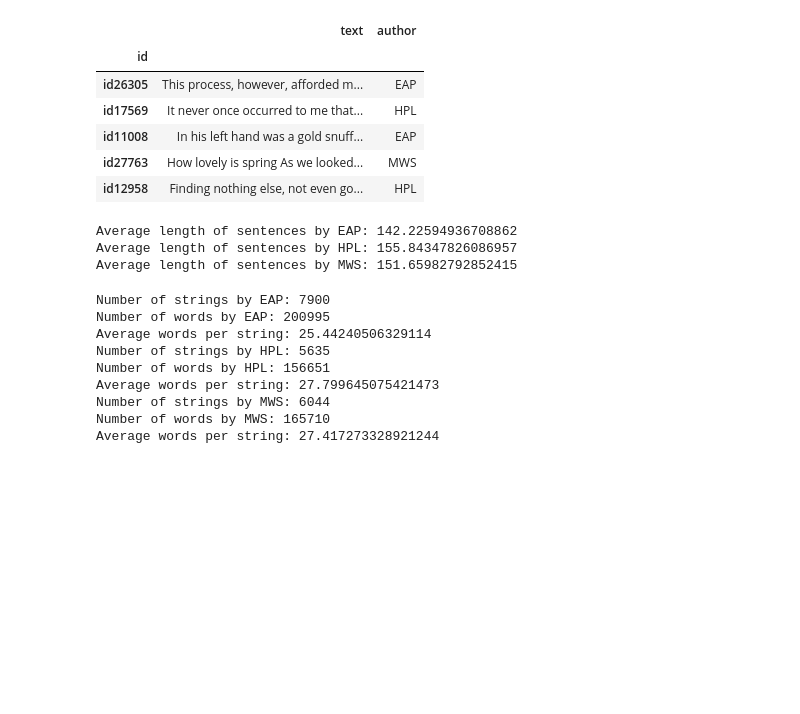
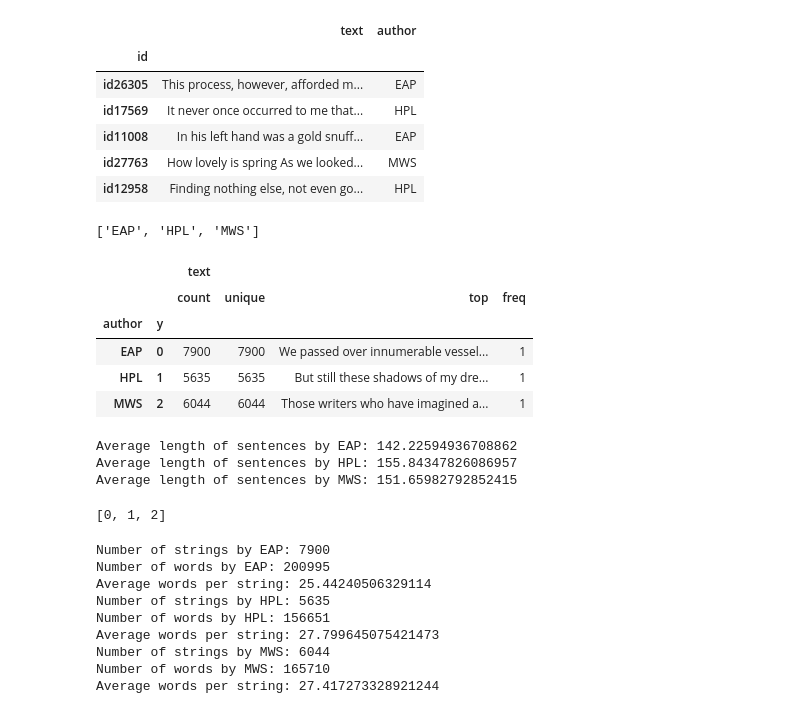
Before and after one commit to fwbane/author, a Jupyter notebook: feature_engineering_notebook.ipynb, the cells around one changed output. Saved outputs shown, nothing was run; the diff lists cells and outputs as text; code cells hidden in the pictures; blank space fills up the shorter version.

```diff
--- a/feature_engineering_notebook.ipynb
+++ b/feature_engineering_notebook.ipynb
@@ -1,6 +1,7 @@
 # %%
 import requests
 import time
+filename = 'train.csv'
 # %%
 EAP_start = 1827
 EAP_end = 1849
@@ -157,8 +158,25 @@ df.head()
 | id11008 | In his left hand was a gold snuff... | EAP |
 | id27763 | How lovely is spring As we looked... | MWS |
 | id12958 | Finding nothing else, not even go... | HPL |
+# %%
+list(df.author.unique())
+# %% [output]
+['EAP', 'HPL', 'MWS']
 # %%
 authors = ['EAP', 'HPL', 'MWS']
+# %%
+lookup = {a: _ for _, a in enumerate(authors)}
+# %%
+df['y'] = [lookup[i] for i in df.author]
+# %%
+df.groupby(["author", "y"]).describe()
+# %% [output]
+|  |  | text |  |  |  |
+|  |  | count | unique | top | freq |
+| author | y |  |  |  |  |
+| EAP | 0 | 7900 | 7900 | We passed over innumerable vessel... | 1 |
+| HPL | 1 | 5635 | 5635 | But still these shadows of my dre... | 1 |
+| MWS | 2 | 6044 | 6044 | Those writers who have imagined a... | 1 |
 # %%
 for author in authors:
     print("Average length of sentences by {}: {}".format(author, np.mean([len(t) for t in df[df['author']==author].text])))
@@ -166,6 +184,10 @@ for author in authors:
 Average length of sentences by EAP: 142.22594936708862
 Average length of sentences by HPL: 155.84347826086957
 Average length of sentences by MWS: 151.65982792852415
+# %%
+[lookup[i] for i in authors]
+# %% [output]
+[0, 1, 2]
 # %%
 for author in authors:
     print("Number of strings by {}: {}".format(author, df[df['author']==author].shape[0]))
```
Also changed, not shown: 1 other file.
